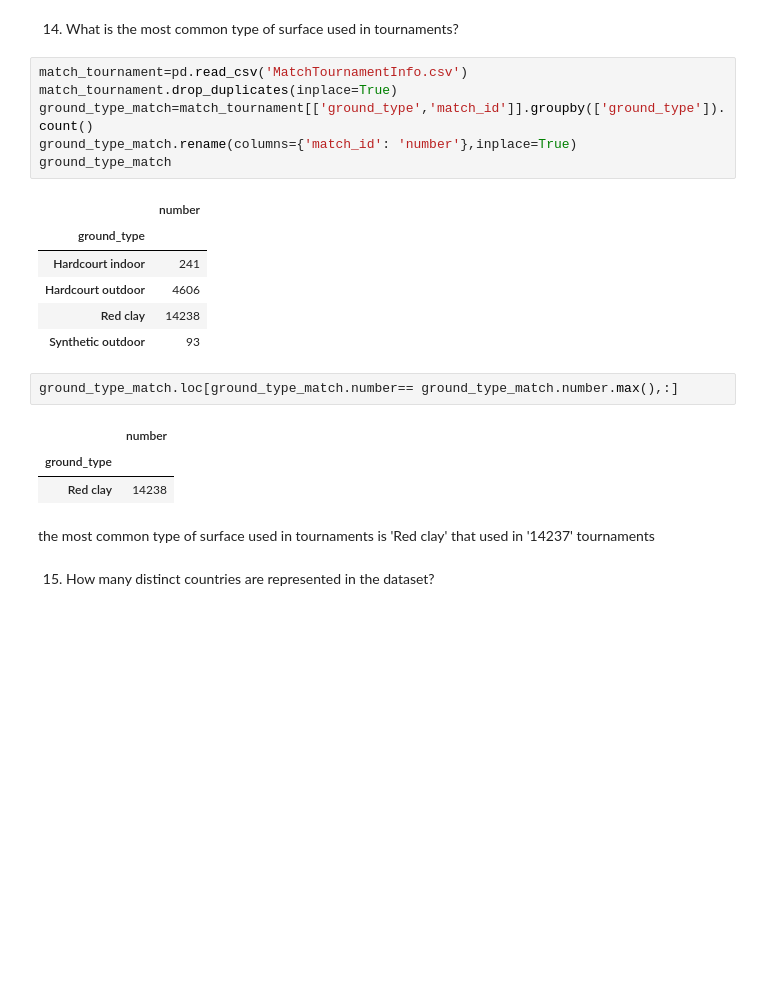
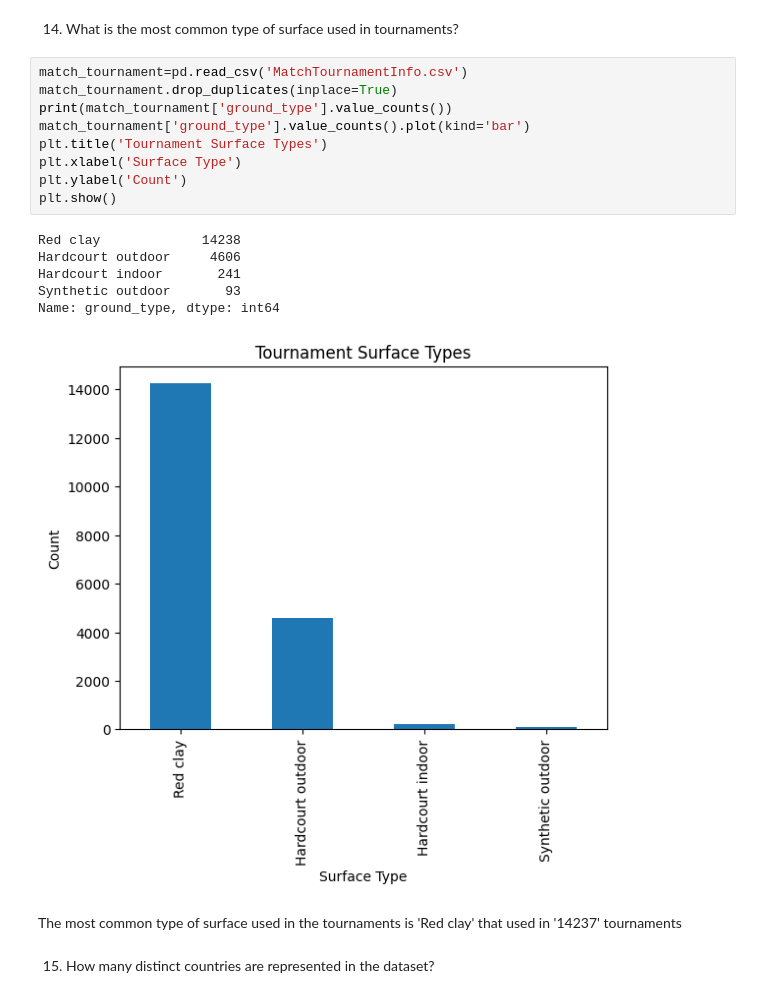
Before and after one commit to mahdieyehalavi/tennisMatchProject, a Jupyter notebook: part1.ipynb, the cells around one changed output. Drawn from its saved outputs; the diff is of its cells as text; blank space fills up the shorter version.

```diff
--- a/part1.ipynb
+++ b/part1.ipynb
@@ -370,27 +370,24 @@ Name: plays, dtype: float64
 [figure]
 # %% [markdown]
 14. What is the most common type of surface used in tournaments?
-# %%
-match_tournament=pd.read_csv('MatchTournamentInfo.csv')
-match_tournament.drop_duplicates(inplace=True)
-ground_type_match=match_tournament[['ground_type','match_id']].groupby(['ground_type']).count()
-ground_type_match.rename(columns={'match_id': 'number'},inplace=True)
-ground_type_match
-# %% [output]
-|  | number |
-| ground_type |  |
-| Hardcourt indoor | 241 |
-| Hardcourt outdoor | 4606 |
-| Red clay | 14238 |
-| Synthetic outdoor | 93 |
-# %%
-ground_type_match.loc[ground_type_match.number== ground_type_match.number.max(),:]
-# %% [output]
-|  | number |
-| ground_type |  |
-| Red clay | 14238 |
+# %%
+match_tournament=pd.read_csv('MatchTournamentInfo.csv')
+match_tournament.drop_duplicates(inplace=True)
+print(match_tournament['ground_type'].value_counts())
+match_tournament['ground_type'].value_counts().plot(kind='bar')
+plt.title('Tournament Surface Types')
+plt.xlabel('Surface Type')
+plt.ylabel('Count')
+plt.show()
+# %% [output]
+Red clay             14238
+Hardcourt outdoor     4606
+Hardcourt indoor       241
+Synthetic outdoor       93
+Name: ground_type, dtype: int64
+[figure, added]
 # %% [markdown]
-the most common type of surface used in tournaments is 'Red clay' that used in '14237' tournaments
+The most common type of surface used in the tournaments is 'Red clay' that used in '14237' tournaments
 # %% [markdown]
 15. How many distinct countries are represented in the dataset?
 # %%
```
Also changed, not shown: parts of 20 cells of this notebook, 1 other file.
